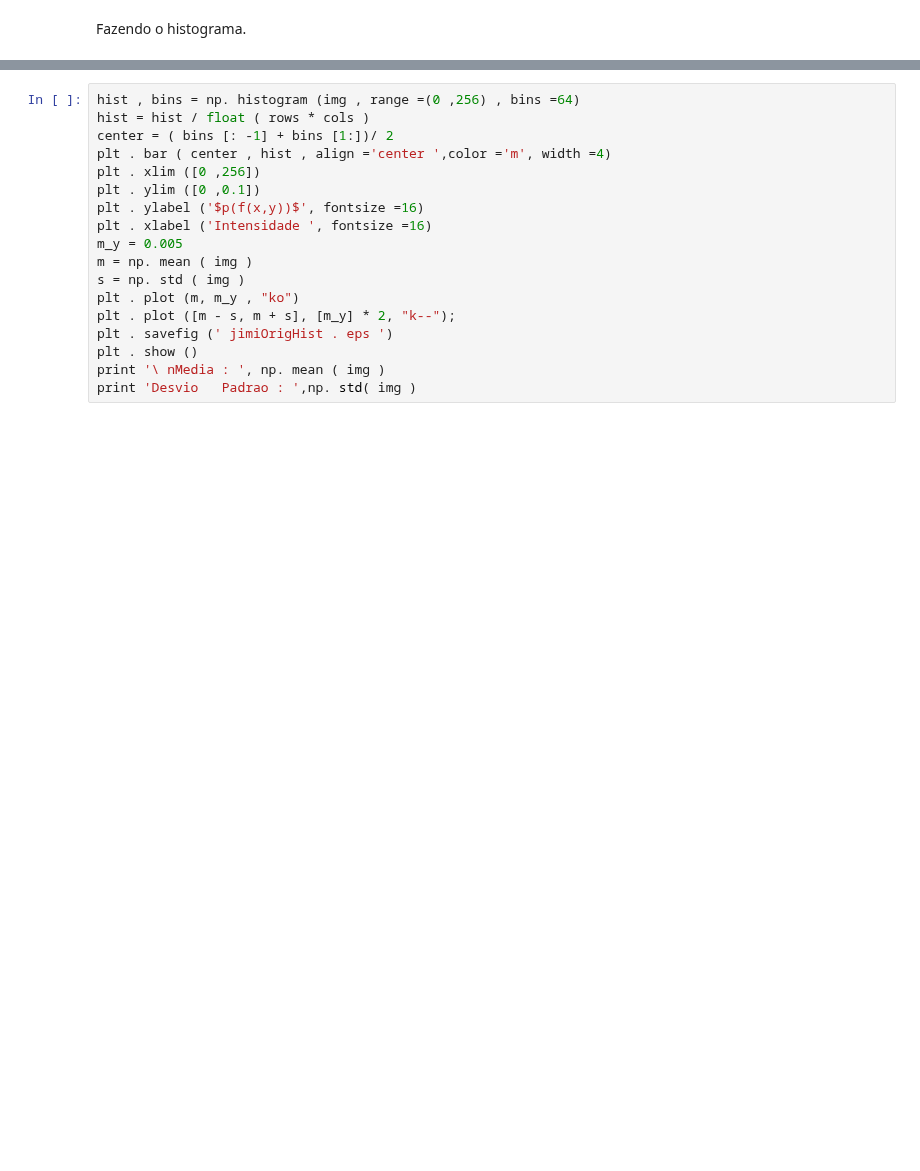
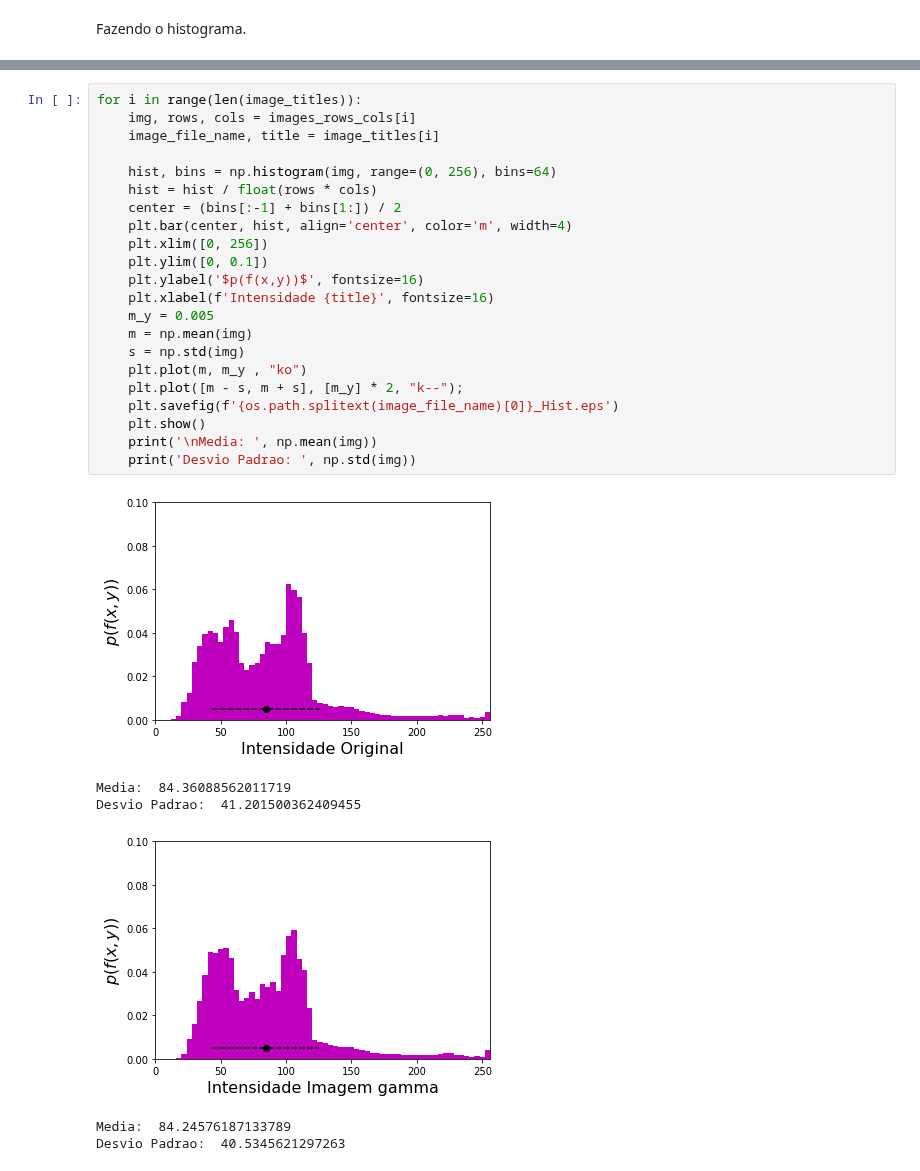
Before and after one commit to rodoufu/visaocomp, a Jupyter notebook: trabalho01/task01.ipynb, the cells around one changed output, grey strips where cells are left out. Drawn from its saved outputs; the diff is of its cells as text; blank space fills up the shorter version.

```diff
--- a/trabalho01/task01.ipynb
+++ b/trabalho01/task01.ipynb
@@ -101,18 +108,29 @@ plt.show()
 # %%
-hist , bins = np. histogram (img , range =(0 ,256) , bins =64)
-hist = hist / float ( rows * cols )
-center = ( bins [: -1] + bins [1:])/ 2
-plt . bar ( center , hist , align ='center ',color ='m', width =4)
-plt . xlim ([0 ,256])
-plt . ylim ([0 ,0.1])
-plt . ylabel ('$p(f(x,y))$', fontsize =16)
-plt . xlabel ('Intensidade ', fontsize =16)
-m_y = 0.005
-m = np. mean ( img )
-s = np. std ( img )
-plt . plot (m, m_y , "ko")
-plt . plot ([m - s, m + s], [m_y] * 2, "k--");
-plt . savefig (' jimiOrigHist . eps ')
-plt . show ()
-print '\ nMedia : ', np. mean ( img )
-print 'Desvio   Padrao : ',np. std( img )
+for i in range(len(image_titles)):
+    img, rows, cols = images_rows_cols[i]
+    image_file_name, title = image_titles[i]
+
+    hist, bins = np.histogram(img, range=(0, 256), bins=64)
+    hist = hist / float(rows * cols)
+    center = (bins[:-1] + bins[1:]) / 2
+    plt.bar(center, hist, align='center', color='m', width=4)
+    plt.xlim([0, 256])
+    plt.ylim([0, 0.1])
+    plt.ylabel('$p(f(x,y))$', fontsize=16)
+    plt.xlabel(f'Intensidade {title}', fontsize=16)
+    m_y = 0.005
+    m = np.mean(img)
+    s = np.std(img)
+    plt.plot(m, m_y , "ko")
+    plt.plot([m - s, m + s], [m_y] * 2, "k--");
+    plt.savefig(f'{os.path.splitext(image_file_name)[0]}_Hist.eps')
+    plt.show()
+    print('\nMedia: ', np.mean(img))
+    print('Desvio Padrao: ', np.std(img))
+# %% [output]
+[figure, added]
+Media:  84.36088562011719
+Desvio Padrao:  41.201500362409455
+[figure, added]
+Media:  84.24576187133789
+Desvio Padrao:  40.5345621297263
```
Also changed, not shown: parts of 4 cells of this notebook.
